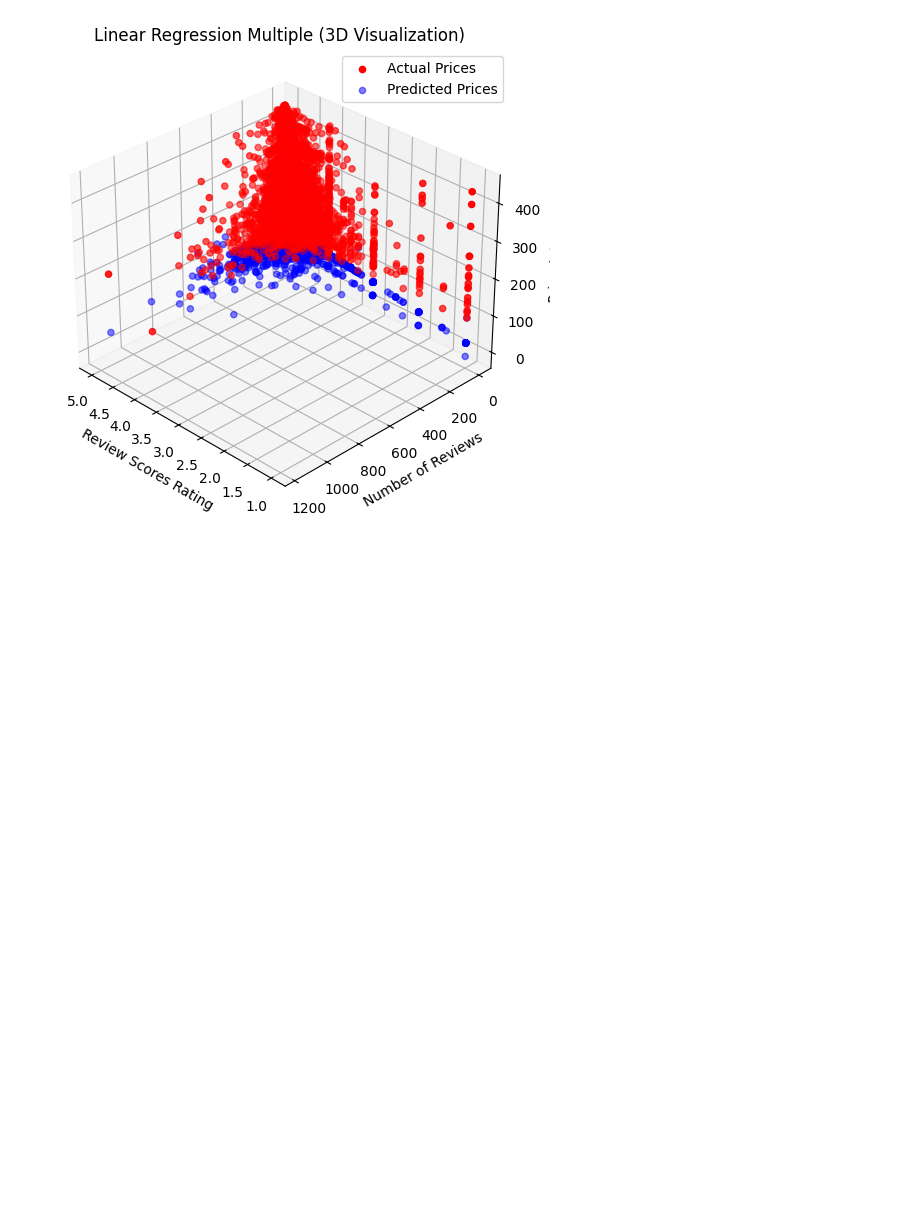
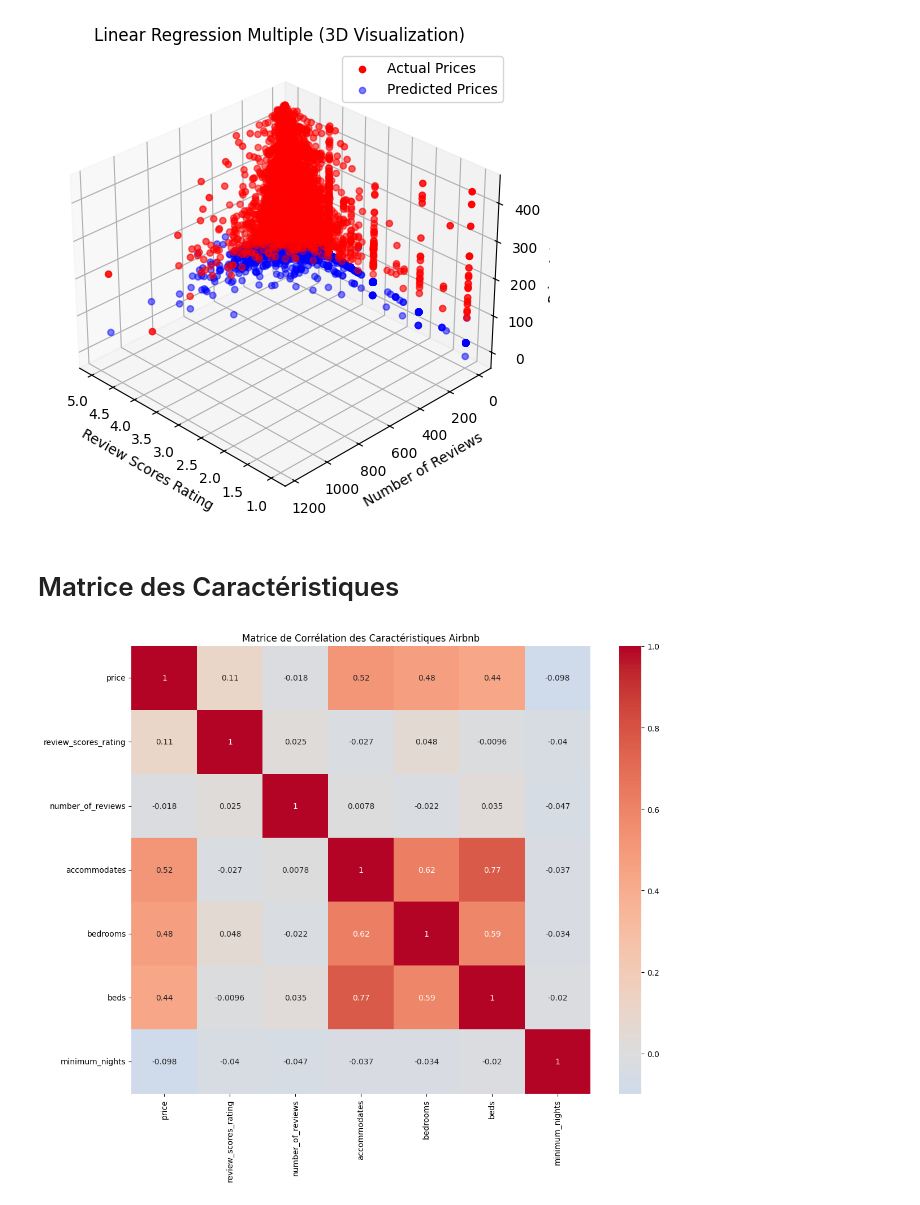
Before and after one commit to rufus232/project_airbnb, a Jupyter notebook: main.ipynb, the cells around one changed output. Drawn from its saved outputs; the diff is of its cells as text; code cells hidden in the pictures; blank space fills up the shorter version.

Commit message:
matrice add

```diff
--- a/main.ipynb
+++ b/main.ipynb
@@ -311,3 +323,29 @@ else:
     plt.show()
 # %% [output]
 [figure]
+# %% [markdown]
+# Matrice des Caractéristiques
+# %%
+# Vérifier les colonnes nécessaires
+required_columns = ['price', 'review_scores_rating', 'number_of_reviews',
+                          'accommodates', 'bedrooms', 'beds', 'minimum_nights',
+                          'room_type', 'neighbourhood_cleansed', 'property_type']
+
+missing_columns = [col for col in required_columns if col not in df.columns]
+
+
+# Sélection des colonnes numériques
+colonnes_numeriques = ['price', 'review_scores_rating', 'number_of_reviews',
+                        'accommodates', 'bedrooms', 'beds', 'minimum_nights']
+
+# Génération de la heatmap des corrélations
+plt.figure(figsize=(12, 10))
+correlation_matrix = df[colonnes_numeriques].corr()
+sns.heatmap(correlation_matrix, annot=True, cmap='coolwarm', center=0)
+plt.title('Matrice de Corrélation des Caractéristiques Airbnb')
+plt.tight_layout()
+
+# Afficher la heatmap directement
+plt.show()
+# %% [output]
+[figure, added]
```
Also changed, not shown: parts of 1 cell of this notebook, 2 other files.
